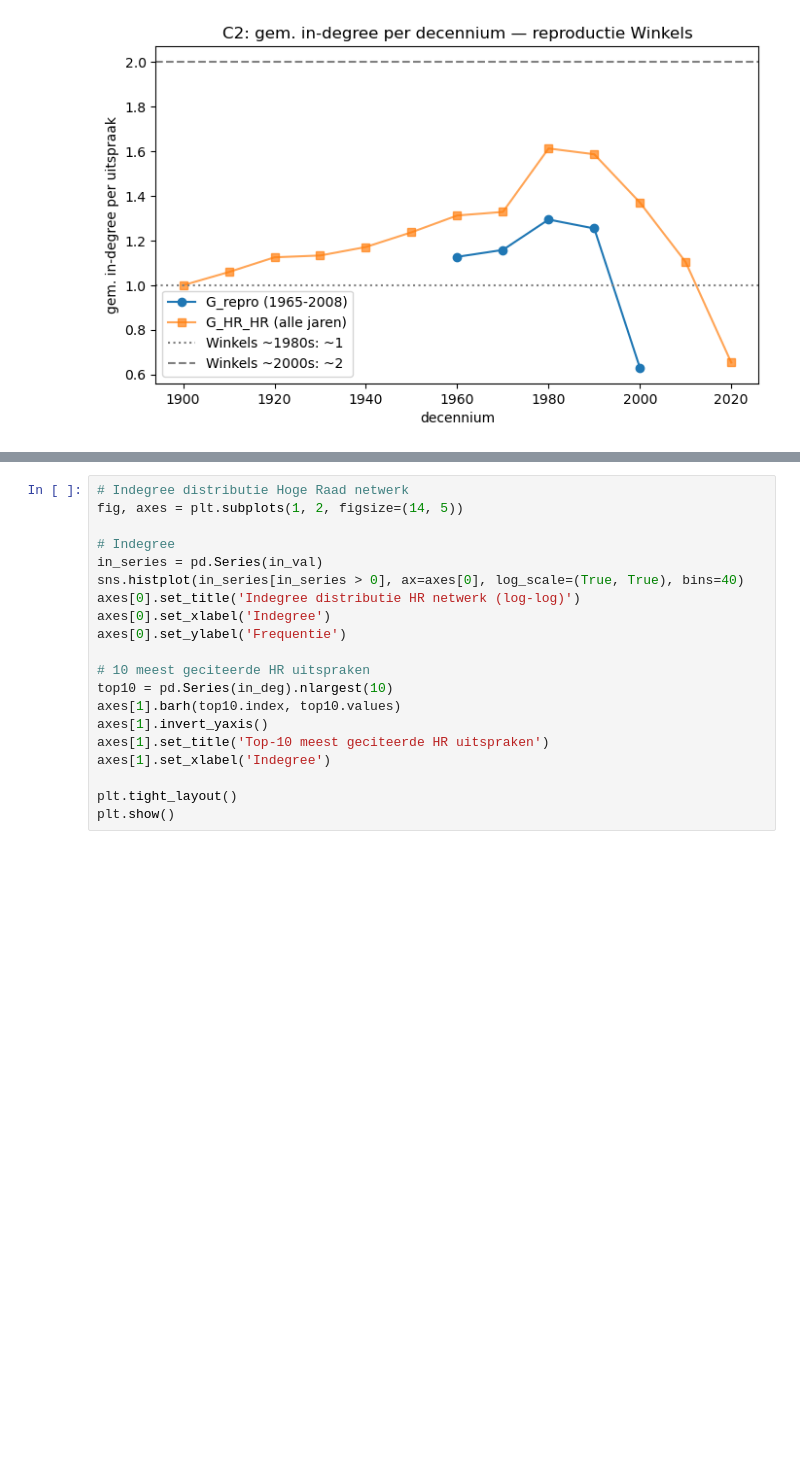
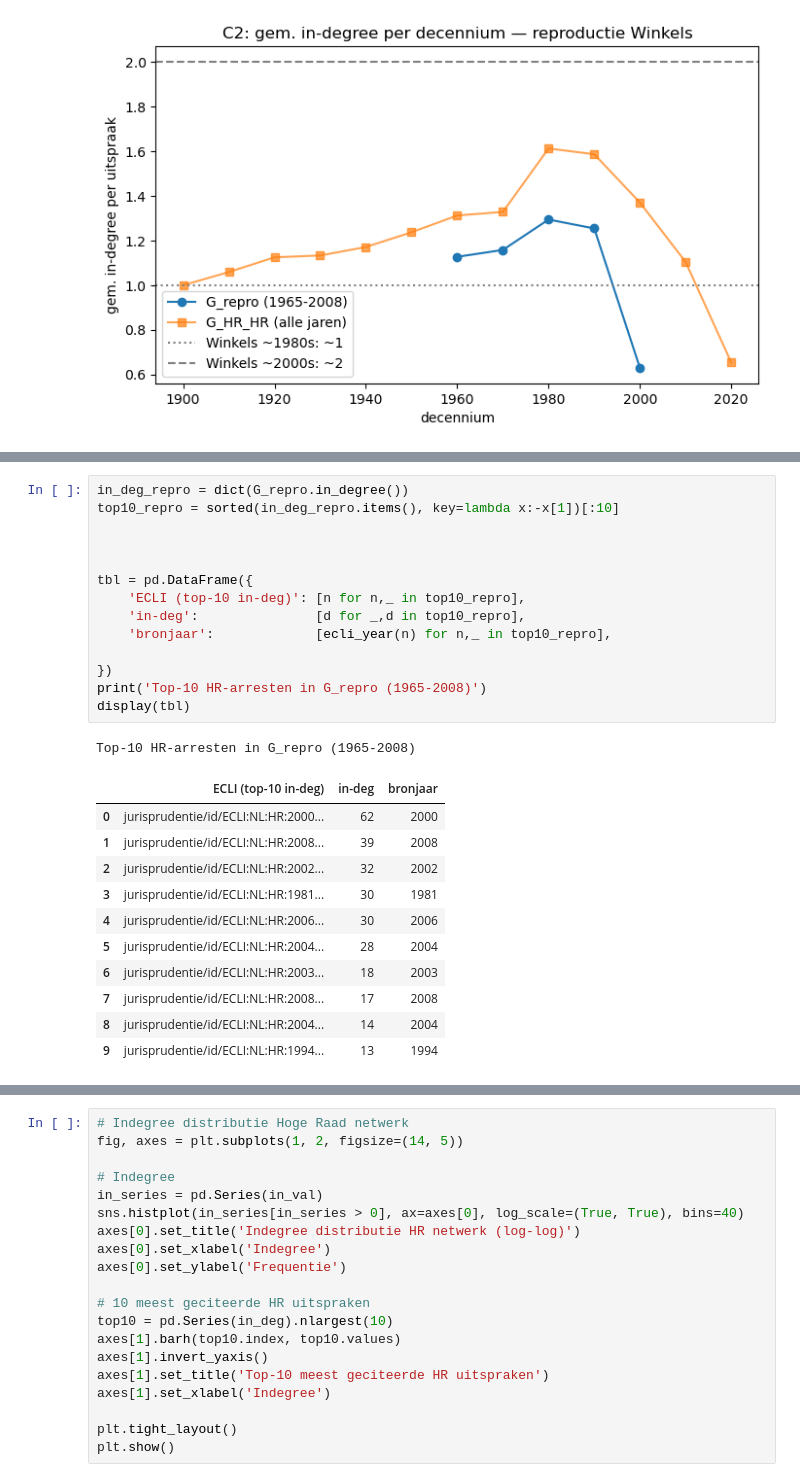
Before and after one commit to vinwiegman/thesis-project, a Jupyter notebook: notebooks/network_analysis.ipynb, the cells around one changed output, grey strips where cells are left out. Drawn from its saved outputs; the diff is of its cells as text; blank space fills up the shorter version.

```diff
--- a/notebooks/network_analysis.ipynb
+++ b/notebooks/network_analysis.ipynb
@@ -674,0 +700,27 @@ G_HR_HR (alle jaren):
+# %%
+in_deg_repro = dict(G_repro.in_degree())
+top10_repro = sorted(in_deg_repro.items(), key=lambda x:-x[1])[:10]
+
+
+
+tbl = pd.DataFrame({
+    'ECLI (top-10 in-deg)': [n for n,_ in top10_repro],
+    'in-deg':               [d for _,d in top10_repro],
+    'bronjaar':             [ecli_year(n) for n,_ in top10_repro],
+
+})
+print('Top-10 HR-arresten in G_repro (1965-2008)')
+display(tbl)
+# %% [output]
+Top-10 HR-arresten in G_repro (1965-2008)
+|  | ECLI (top-10 in-deg) | in-deg | bronjaar |
+| 0 | jurisprudentie/id/ECLI:NL:HR:2000... | 62 | 2000 |
+| 1 | jurisprudentie/id/ECLI:NL:HR:2008... | 39 | 2008 |
+| 2 | jurisprudentie/id/ECLI:NL:HR:2002... | 32 | 2002 |
+| 3 | jurisprudentie/id/ECLI:NL:HR:1981... | 30 | 1981 |
+| 4 | jurisprudentie/id/ECLI:NL:HR:2006... | 30 | 2006 |
+| 5 | jurisprudentie/id/ECLI:NL:HR:2004... | 28 | 2004 |
+| 6 | jurisprudentie/id/ECLI:NL:HR:2003... | 18 | 2003 |
+| 7 | jurisprudentie/id/ECLI:NL:HR:2008... | 17 | 2008 |
+| 8 | jurisprudentie/id/ECLI:NL:HR:2004... | 14 | 2004 |
+| 9 | jurisprudentie/id/ECLI:NL:HR:1994... | 13 | 1994 |
```
Also changed, not shown: parts of 13 cells of this notebook.
